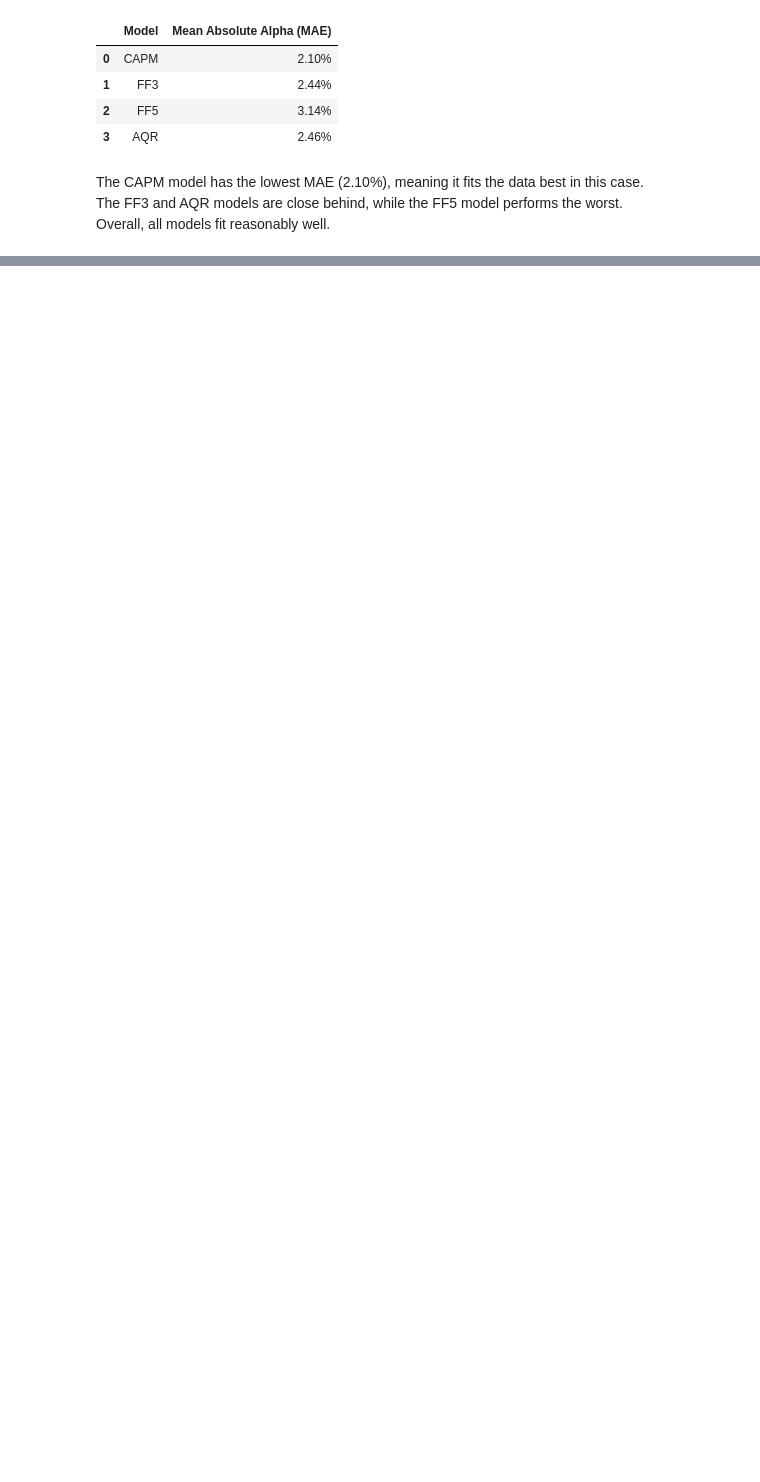
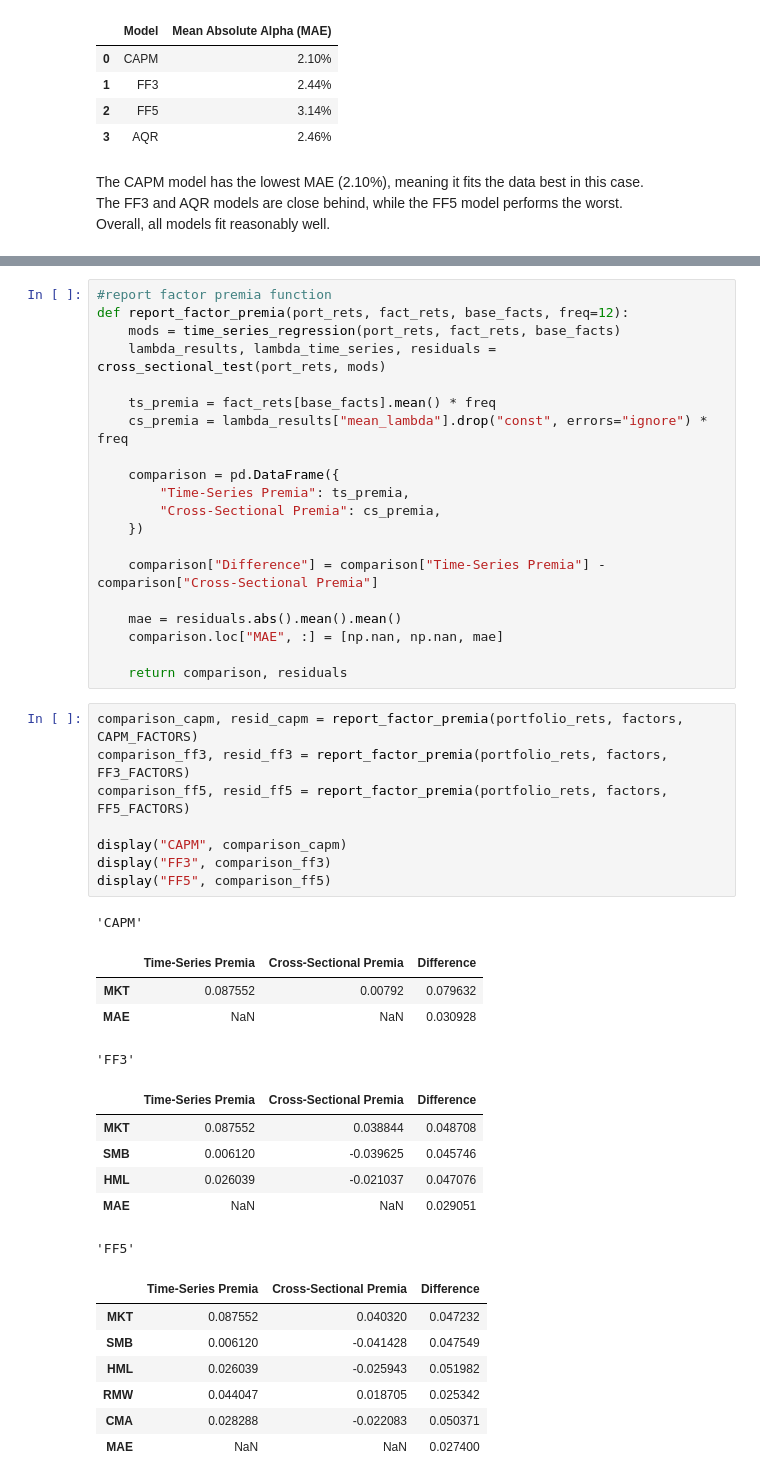
Before and after one commit to amclaugh26/PortfolioHomeworkGroupB, a Jupyter notebook: assignment_5/smart_beta_and_factor_investing.ipynb, the cells around one changed output, grey strips where cells are left out. Drawn from its saved outputs; the diff is of its cells as text; blank space fills up the shorter version.

```diff
--- a/assignment_5/smart_beta_and_factor_investing.ipynb
+++ b/assignment_5/smart_beta_and_factor_investing.ipynb
@@ -371,0 +436,47 @@ Overall, all models fit reasonably well.
+# %%
+#report factor premia function
+def report_factor_premia(port_rets, fact_rets, base_facts, freq=12):
+    mods = time_series_regression(port_rets, fact_rets, base_facts)
+    lambda_results, lambda_time_series, residuals = cross_sectional_test(port_rets, mods)
+
+    ts_premia = fact_rets[base_facts].mean() * freq
+    cs_premia = lambda_results["mean_lambda"].drop("const", errors="ignore") * freq
+
+    comparison = pd.DataFrame({
+        "Time-Series Premia": ts_premia,
+        "Cross-Sectional Premia": cs_premia,
+    })
+
+    comparison["Difference"] = comparison["Time-Series Premia"] - comparison["Cross-Sectional Premia"]
+
+    mae = residuals.abs().mean().mean()
+    comparison.loc["MAE", :] = [np.nan, np.nan, mae]
+
+    return comparison, residuals
+# %%
+comparison_capm, resid_capm = report_factor_premia(portfolio_rets, factors, CAPM_FACTORS)
+comparison_ff3, resid_ff3 = report_factor_premia(portfolio_rets, factors, FF3_FACTORS)
+comparison_ff5, resid_ff5 = report_factor_premia(portfolio_rets, factors, FF5_FACTORS)
+
+display("CAPM", comparison_capm)
+display("FF3", comparison_ff3)
+display("FF5", comparison_ff5)
+# %% [output]
+'CAPM'
+|  | Time-Series Premia | Cross-Sectional Premia | Difference |
+| MKT | 0.087552 | 0.00792 | 0.079632 |
+| MAE | NaN | NaN | 0.030928 |
+'FF3'
+|  | Time-Series Premia | Cross-Sectional Premia | Difference |
+| MKT | 0.087552 | 0.038844 | 0.048708 |
+| SMB | 0.006120 | -0.039625 | 0.045746 |
+| HML | 0.026039 | -0.021037 | 0.047076 |
+| MAE | NaN | NaN | 0.029051 |
+'FF5'
+|  | Time-Series Premia | Cross-Sectional Premia | Difference |
+| MKT | 0.087552 | 0.040320 | 0.047232 |
+| SMB | 0.006120 | -0.041428 | 0.047549 |
+| HML | 0.026039 | -0.025943 | 0.051982 |
+| RMW | 0.044047 | 0.018705 | 0.025342 |
+| CMA | 0.028288 | -0.022083 | 0.050371 |
+| MAE | NaN | NaN | 0.027400 |
```
Also changed, not shown: parts of 11 cells of this notebook, 4 other files.
